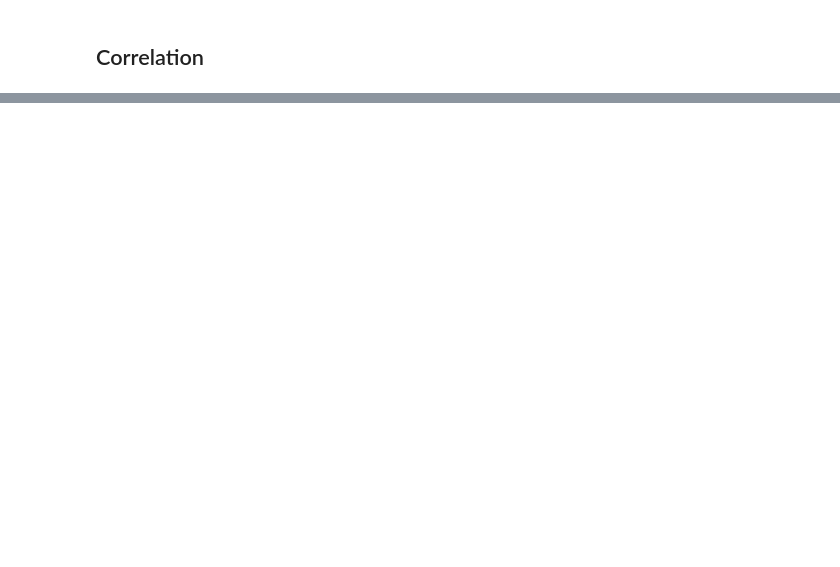
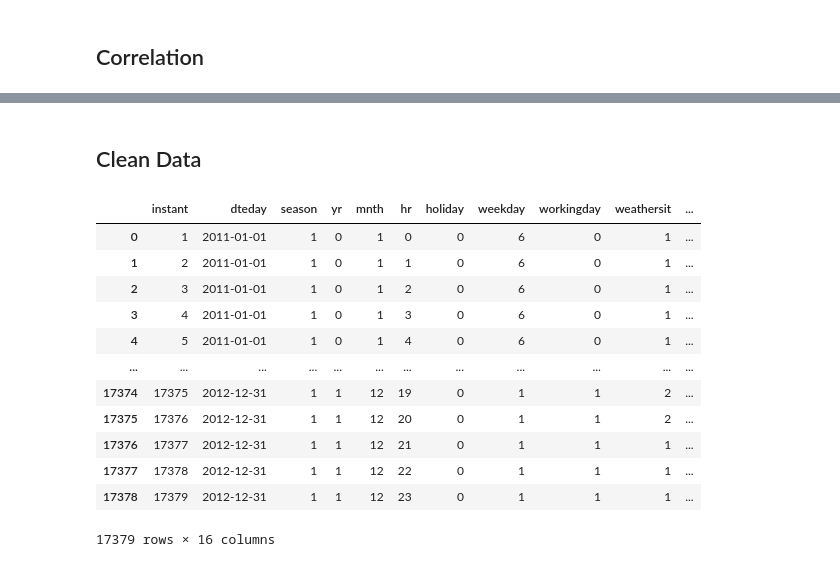
Before and after one commit to 7Steffen7/42HN-x-appliedAI-Machine-Learning-MLOps-Part-1, a Jupyter notebook: first_notebook.ipynb, the cells around one changed output, grey strips where cells are left out. Saved outputs shown, nothing was run; the diff lists cells and outputs as text; code cells hidden in the pictures; blank space fills up the shorter version.

```diff
--- a/first_notebook.ipynb
+++ b/first_notebook.ipynb
@@ -158,0 +149,19 @@ plt.tight_layout()
+# %% [markdown]
+## Clean Data
+# %%
+df_hour.drop(columns='instant')
+df_hour.drop(columns='atemp')
+# %% [output]
+|  | instant | dteday | season | yr | mnth | hr | holiday | weekday | workingday | weathersit | ... |
+| 0 | 1 | 2011-01-01 | 1 | 0 | 1 | 0 | 0 | 6 | 0 | 1 | ... |
+| 1 | 2 | 2011-01-01 | 1 | 0 | 1 | 1 | 0 | 6 | 0 | 1 | ... |
+| 2 | 3 | 2011-01-01 | 1 | 0 | 1 | 2 | 0 | 6 | 0 | 1 | ... |
+| 3 | 4 | 2011-01-01 | 1 | 0 | 1 | 3 | 0 | 6 | 0 | 1 | ... |
+| 4 | 5 | 2011-01-01 | 1 | 0 | 1 | 4 | 0 | 6 | 0 | 1 | ... |
+| ... | ... | ... | ... | ... | ... | ... | ... | ... | ... | ... | ... |
+| 17374 | 17375 | 2012-12-31 | 1 | 1 | 12 | 19 | 0 | 1 | 1 | 2 | ... |
+| 17375 | 17376 | 2012-12-31 | 1 | 1 | 12 | 20 | 0 | 1 | 1 | 2 | ... |
+| 17376 | 17377 | 2012-12-31 | 1 | 1 | 12 | 21 | 0 | 1 | 1 | 1 | ... |
+| 17377 | 17378 | 2012-12-31 | 1 | 1 | 12 | 22 | 0 | 1 | 1 | 1 | ... |
+| 17378 | 17379 | 2012-12-31 | 1 | 1 | 12 | 23 | 0 | 1 | 1 | 1 | ... |
+17379 rows × 16 columns
```
Also changed, not shown: parts of 8 cells of this notebook.
